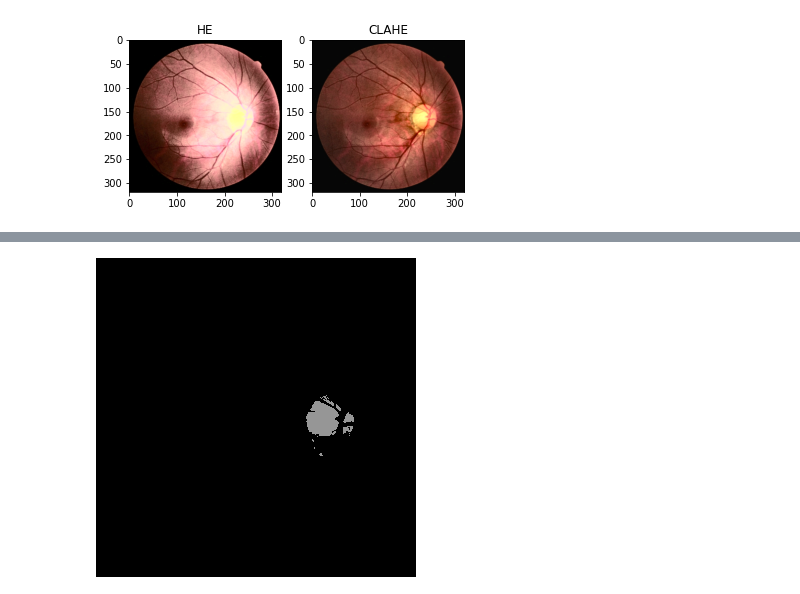
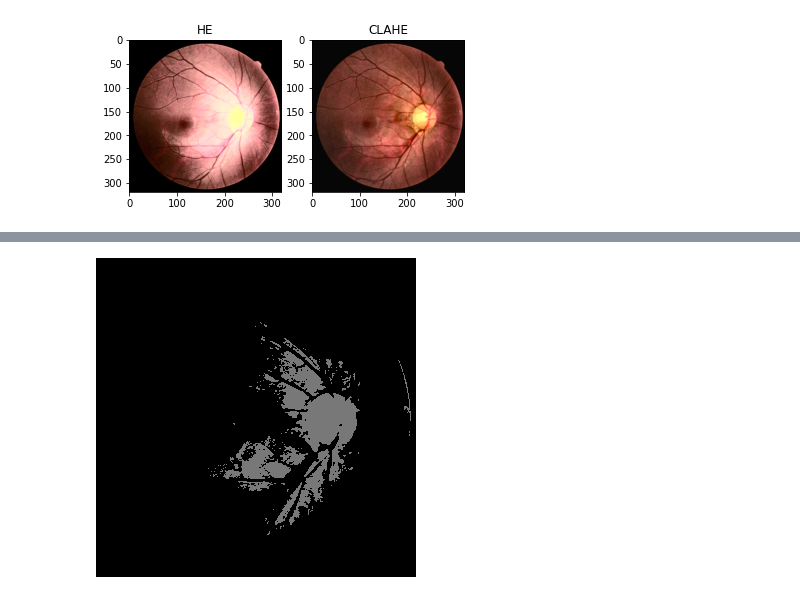
Before and after one commit to mwithgod3952/ML_jh, a Jupyter notebook: CHAHE_and_Tresholding.ipynb, the cells around one changed output, grey strips where cells are left out. Cells and saved outputs as stored; diff of their text form; code cells hidden in the pictures.

```diff
--- a/CHAHE_and_Tresholding.ipynb
+++ b/CHAHE_and_Tresholding.ipynb
@@ -136,5 +136,5 @@ from google.colab.patches import cv2_imshow
 # %%
-ret, thresh1 = cv2.threshold(CLAHE_img, 190, 150, cv2.THRESH_BINARY)
+ret, thresh1 = cv2.threshold(CLAHE_img, 120, 120, cv2.THRESH_BINARY)
 cv2_imshow(thresh1)
 # %% [output]
-[figure, old version]
+[figure, new version]
```
Also changed, not shown: parts of 5 cells of this notebook.
